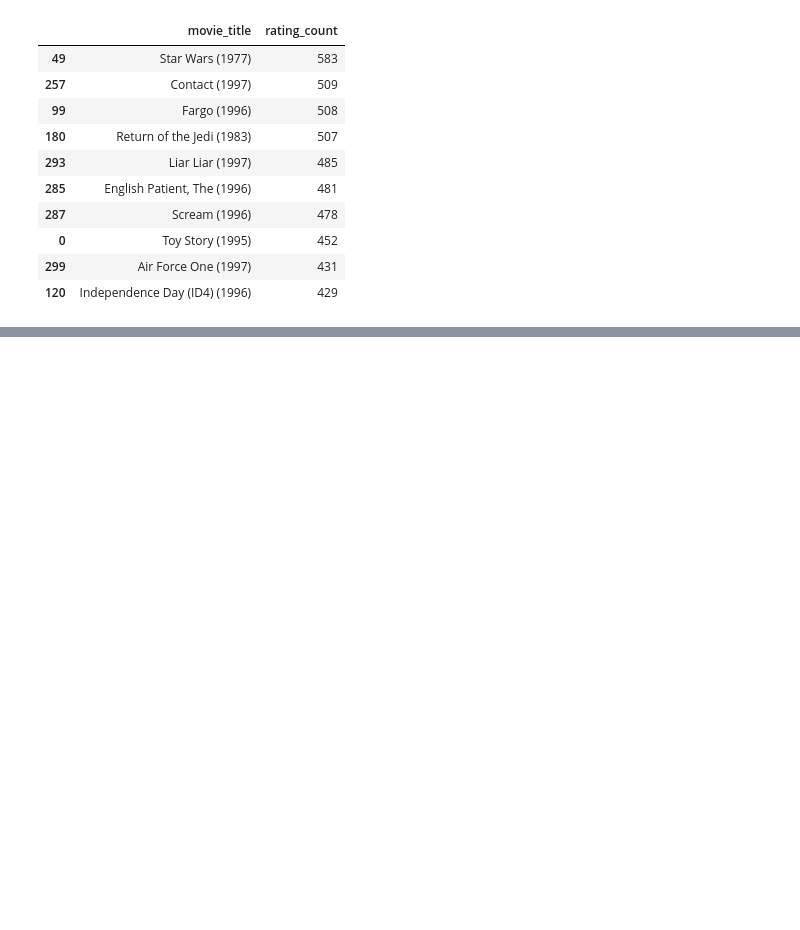
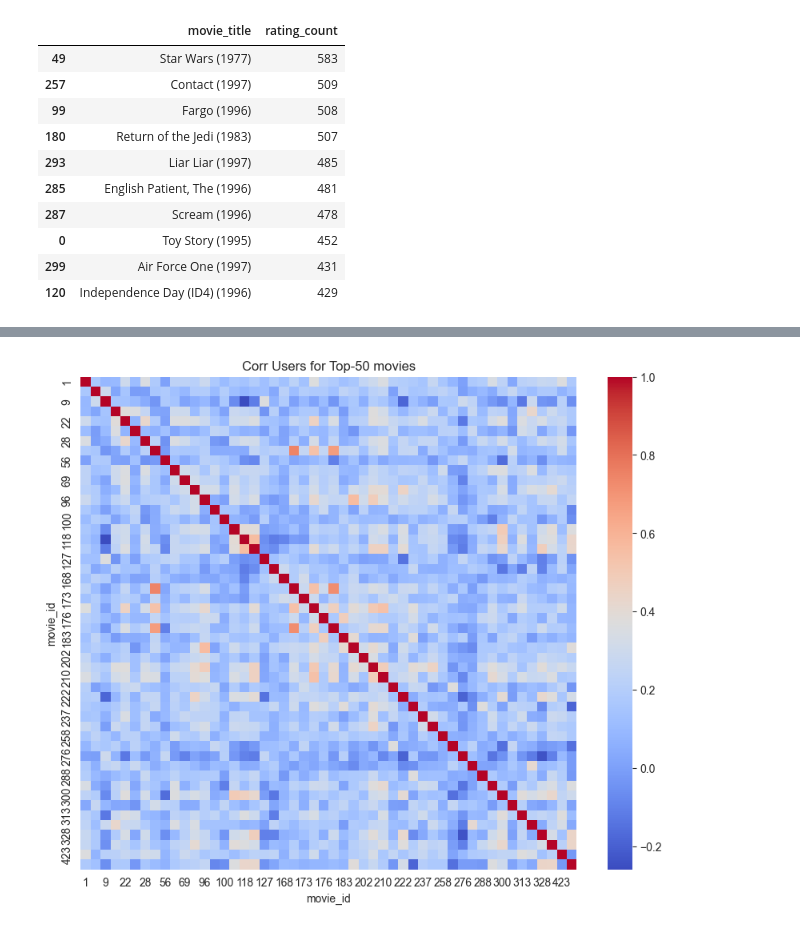
Before and after one commit to NasdormML/MovieLens-100K, a Jupyter notebook: notebooks/EDA.ipynb, the cells around one changed output, grey strips where cells are left out. Cells and saved outputs as stored; diff of their text form; code cells hidden in the pictures; blank space fills up the shorter version.

```diff
--- a/notebooks/EDA.ipynb
+++ b/notebooks/EDA.ipynb
@@ -142,0 +146,27 @@ plt.show()
+# %%
+# Calculate rating for movies
+movie_counts = ratings['movie_id'].value_counts()
+
+#  Choice Top-50 most popular movies
+top_movies = movie_counts.head(50).index
+
+filtered_ratings = ratings[ratings['movie_id'].isin(top_movies)]
+# %%
+# Build corr matrix
+user_movie_ratings_filtered = filtered_ratings.pivot_table(index='user_id', columns='movie_id', values='rating')
+user_corr_filtered = user_movie_ratings_filtered.corr(method='pearson', min_periods=15)
+
+
+plt.figure(figsize=(10, 8))
+sns.heatmap(user_corr_filtered, cmap='coolwarm', annot=False)
+plt.title('Corr Users for Top-50 movies')
+plt.show()
+
+# Also we can display top 10 most similar users with "target" user_id
+
+# user_id =
+# user_corr_with_other = user_corr_filtered[user_id].dropna()
+# similar_users = user_corr_with_other.sort_values(ascending=False).head(10)
+# similar_users
+# %% [output]
+[figure, added]
```
Also changed, not shown: parts of 3 cells of this notebook.
